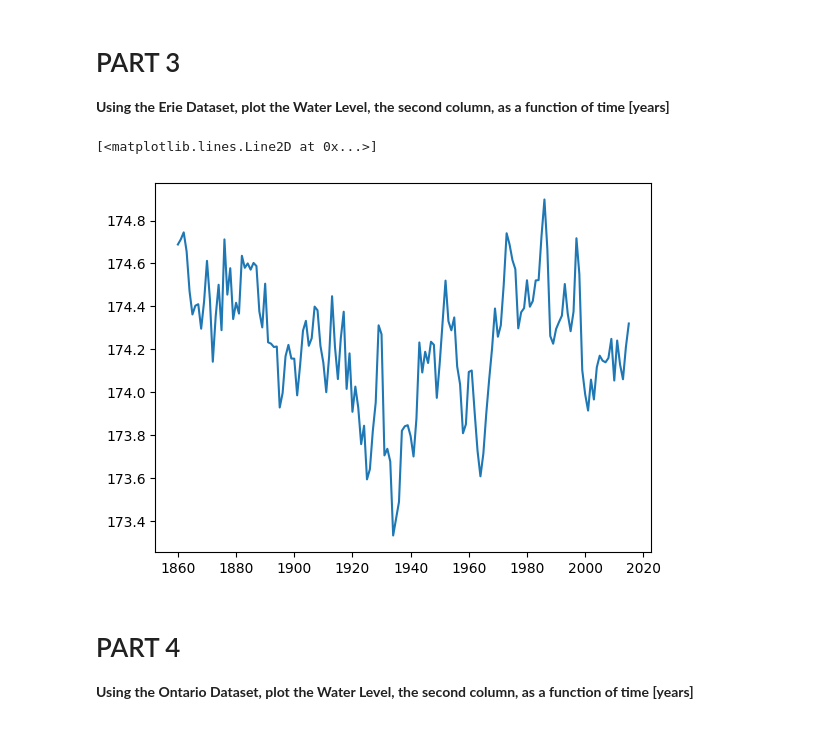
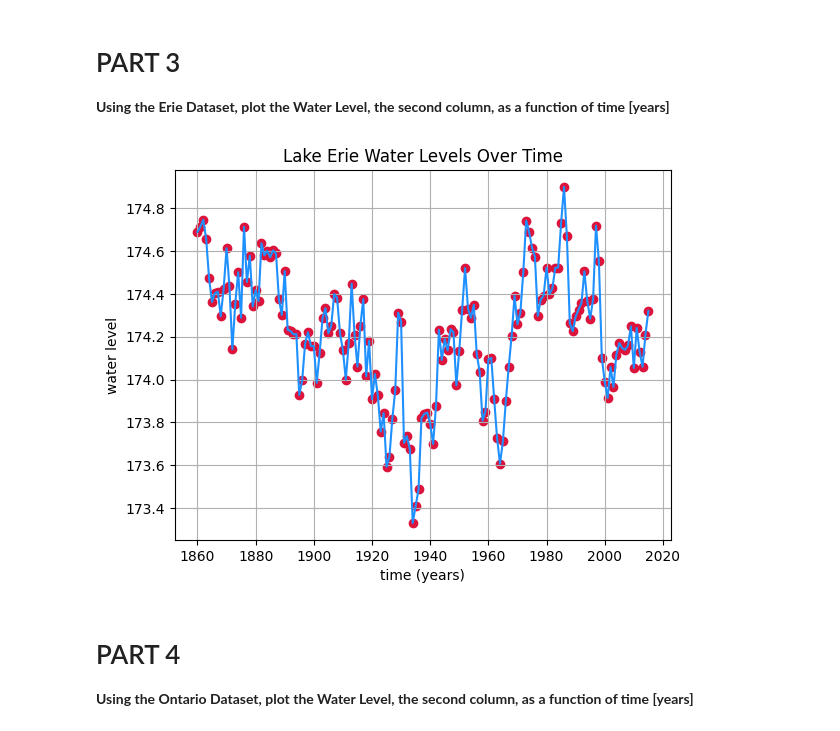
Before and after one commit to minardn1/CMSE202_Git_Started, a Jupyter notebook: Great_Lakes_and_Grand_River.ipynb, the cells around one changed output. Saved outputs shown, nothing was run; the diff lists cells and outputs as text; code cells hidden in the pictures.

```diff
--- a/Great_Lakes_and_Grand_River.ipynb
+++ b/Great_Lakes_and_Grand_River.ipynb
@@ -43,21 +43,22 @@ This notebook **might look very familiar!** It is based off a CMSE 201 assignmen
 # %%
 import pandas as pd
 import matplotlib.pyplot as plt
 
 erie = pd.read_csv('data/eri.csv')
 erie.head()
 
 x = erie.iloc[:, 0]
 y = erie.iloc[:, 1]
 
-plt.plot(x,y)
+plt.plot(x,y, color='dodgerblue')
+plt.scatter(x,y, color='crimson')
 plt.xlabel('time (years)')
 plt.ylabel('water level')
 plt.title('Lake Erie Water Levels Over Time')
-plt
+plt.grid(True)
+plt.show()
 # %% [output]
-[<matplotlib.lines.Line2D at 0x...>]
-[figure, old version]
+[figure, new version]
 # %% [markdown]
 # PART 4
 
```
Also changed, not shown: parts of 1 cell of this notebook.
